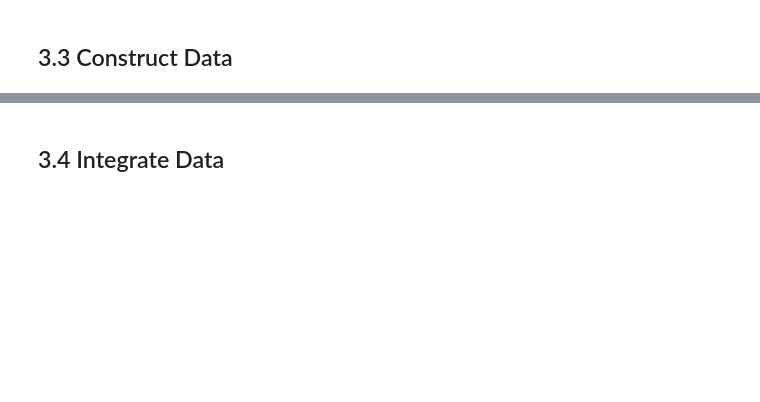
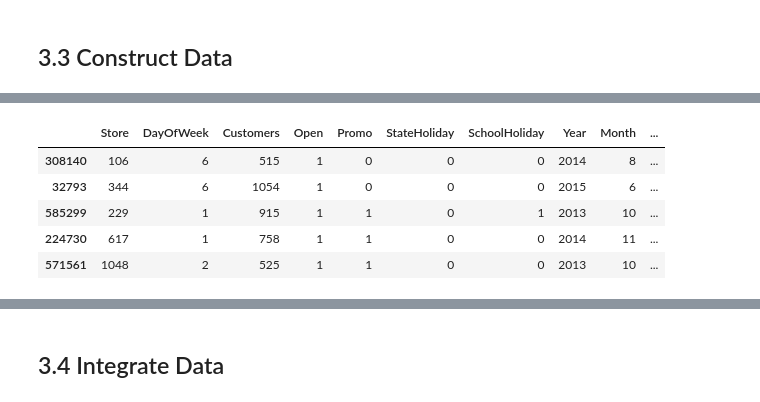
Before and after one commit to Mrschiss/IndusAnalProj, a Jupyter notebook: src/analytics_Project_Structure.ipynb, the cells around one changed output, grey strips where cells are left out. Cells and saved outputs as stored; diff of their text form; code cells hidden in the pictures; blank space fills up the shorter version.

```diff
--- a/src/analytics_Project_Structure.ipynb
+++ b/src/analytics_Project_Structure.ipynb
@@ -1186,2 +1620,79 @@ Column: Customers
 # %% [markdown]
 ## 3.3 Construct Data
+# %%
+# 3.3 CONSTRUCT DATA
+
+from sklearn.model_selection import train_test_split
+import pandas as pd
+
+# Start from the cleaned dataset
+try:
+    df_construct = df_clean.copy()
+except NameError:
+    # Fallback in case df_clean doesn't exist for some reason
+    df_construct = df_selected.copy()
+
+print("Shape of data going into construction:", df_construct.shape)
+
+# 1. DEFINE TARGET AND DROP UNUSED COLUMNS
+
+TARGET_COL = 'Sales'
+
+# Columns that should not be used as predictors
+drop_cols = []
+
+# ID-like columns
+for col in ['Id', 'Sale_ID', 'Product_ID']:
+    if col in df_construct.columns:
+        drop_cols.append(col)
+
+# (Date/Store_Open_Date are already dropped earlier, but keep defensive)
+for col in ['Date', 'Store_Open_Date']:
+    if col in df_construct.columns:
+        drop_cols.append(col)
+
+drop_cols = list(set(drop_cols))  # remove duplicates
+
+print("Columns dropped from features:", drop_cols)
+
+# Split into features and target
+X = df_construct.drop(columns=[TARGET_COL] + drop_cols, errors='ignore')
+y = df_construct[TARGET_COL]
+
+print("Feature matrix shape before encoding:", X.shape)
+
+# 2. IDENTIFY NUMERIC & CATEGORICAL COLUMNS
+
+num_cols = X.select_dtypes(include=['int64', 'float64']).columns.tolist()
+cat_cols = X.select_dtypes(include=['object', 'category']).columns.tolist()
+
+print("\nNumeric feature columns:", num_cols)
+print("Categorical feature columns:", cat_cols)
+
+# 3. ENCODE CATEGORICAL VARIABLES (ONE-HOT ENCODING)
+
+X_encoded = pd.get_dummies(X, columns=cat_cols, drop_first=True)
+print("Feature matrix shape AFTER encoding:", X_encoded.shape)
+
+# 4. TRAIN / VALIDATION SPLIT
+
+X_train, X_val, y_train, y_val = train_test_split(
+    X_encoded,
+    y,
+    test_size=0.2,
+    random_state=42
+)
+
+print("\nCONSTRUCTED DATA SUMMARY")
+print("------------------------")
+print("X_train shape:", X_train.shape)
+print("X_val shape:  ", X_val.shape)
+print("y_train length:", len(y_train))
+print("y_val length:  ", len(y_val))
+
+print("\nPreview of X_train:")
+display(X_train.head())
+
+print("\nPreview of y_train:")
+display(y_train.head())
+# %% [output]
@@ -1187,0 +1715,6 @@ Column: Customers
+|  | Store | DayOfWeek | Customers | Open | Promo | StateHoliday | SchoolHoliday | Year | Month | ... |
+| 308140 | 106 | 6 | 515 | 1 | 0 | 0 | 0 | 2014 | 8 | ... |
+| 32793 | 344 | 6 | 1054 | 1 | 0 | 0 | 0 | 2015 | 6 | ... |
+| 585299 | 229 | 1 | 915 | 1 | 1 | 0 | 1 | 2013 | 10 | ... |
+| 224730 | 617 | 1 | 758 | 1 | 1 | 0 | 0 | 2014 | 11 | ... |
+| 571561 | 1048 | 2 | 525 | 1 | 1 | 0 | 0 | 2013 | 10 | ... |
```
Also changed, not shown: parts of 8 cells of this notebook.
